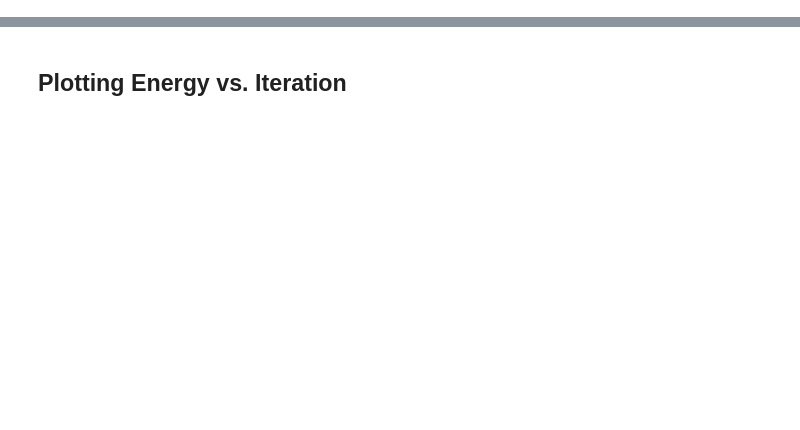
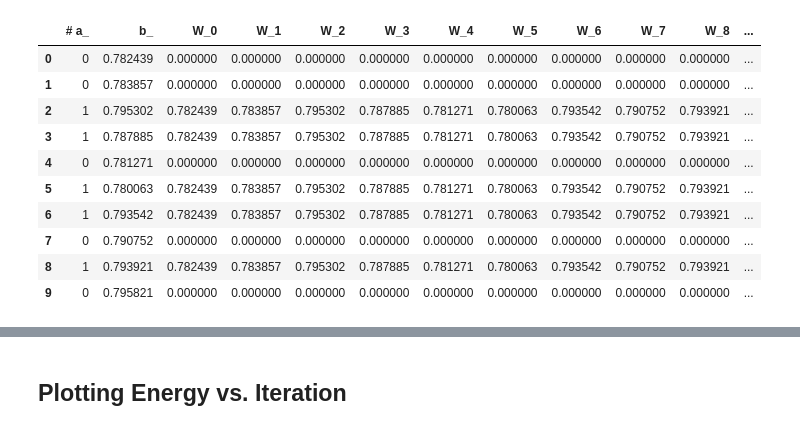
Before and after one commit to INASIC/NQS, a Jupyter notebook: RBM Particle in Box/plotting trained wavefunctions.ipynb, the cells around one changed output, grey strips where cells are left out. Cells and saved outputs as stored; diff of their text form; code cells hidden in the pictures; blank space fills up the shorter version.

```diff
--- a/RBM Particle in Box/plotting trained wavefunctions.ipynb
+++ b/RBM Particle in Box/plotting trained wavefunctions.ipynb
@@ -4,0 +41,16 @@ import numpy as np
+# %%
+# Iteration = 100
+df_iter100 = pd.read_csv('params_iter=100_eloc=4.700954_rbm_params.dat', sep='\t', usecols=range(12))
+df_iter100
+# %% [output]
+|  | # a_ | b_ | W_0 | W_1 | W_2 | W_3 | W_4 | W_5 | W_6 | W_7 | W_8 | ... |
+| 0 | 0 | 0.782439 | 0.000000 | 0.000000 | 0.000000 | 0.000000 | 0.000000 | 0.000000 | 0.000000 | 0.000000 | 0.000000 | ... |
+| 1 | 0 | 0.783857 | 0.000000 | 0.000000 | 0.000000 | 0.000000 | 0.000000 | 0.000000 | 0.000000 | 0.000000 | 0.000000 | ... |
+| 2 | 1 | 0.795302 | 0.782439 | 0.783857 | 0.795302 | 0.787885 | 0.781271 | 0.780063 | 0.793542 | 0.790752 | 0.793921 | ... |
+| 3 | 1 | 0.787885 | 0.782439 | 0.783857 | 0.795302 | 0.787885 | 0.781271 | 0.780063 | 0.793542 | 0.790752 | 0.793921 | ... |
+| 4 | 0 | 0.781271 | 0.000000 | 0.000000 | 0.000000 | 0.000000 | 0.000000 | 0.000000 | 0.000000 | 0.000000 | 0.000000 | ... |
+| 5 | 1 | 0.780063 | 0.782439 | 0.783857 | 0.795302 | 0.787885 | 0.781271 | 0.780063 | 0.793542 | 0.790752 | 0.793921 | ... |
+| 6 | 1 | 0.793542 | 0.782439 | 0.783857 | 0.795302 | 0.787885 | 0.781271 | 0.780063 | 0.793542 | 0.790752 | 0.793921 | ... |
+| 7 | 0 | 0.790752 | 0.000000 | 0.000000 | 0.000000 | 0.000000 | 0.000000 | 0.000000 | 0.000000 | 0.000000 | 0.000000 | ... |
+| 8 | 1 | 0.793921 | 0.782439 | 0.783857 | 0.795302 | 0.787885 | 0.781271 | 0.780063 | 0.793542 | 0.790752 | 0.793921 | ... |
+| 9 | 0 | 0.795821 | 0.000000 | 0.000000 | 0.000000 | 0.000000 | 0.000000 | 0.000000 | 0.000000 | 0.000000 | 0.000000 | ... |
```
Also changed, not shown: parts of 28 cells of this notebook, 9 other files.
